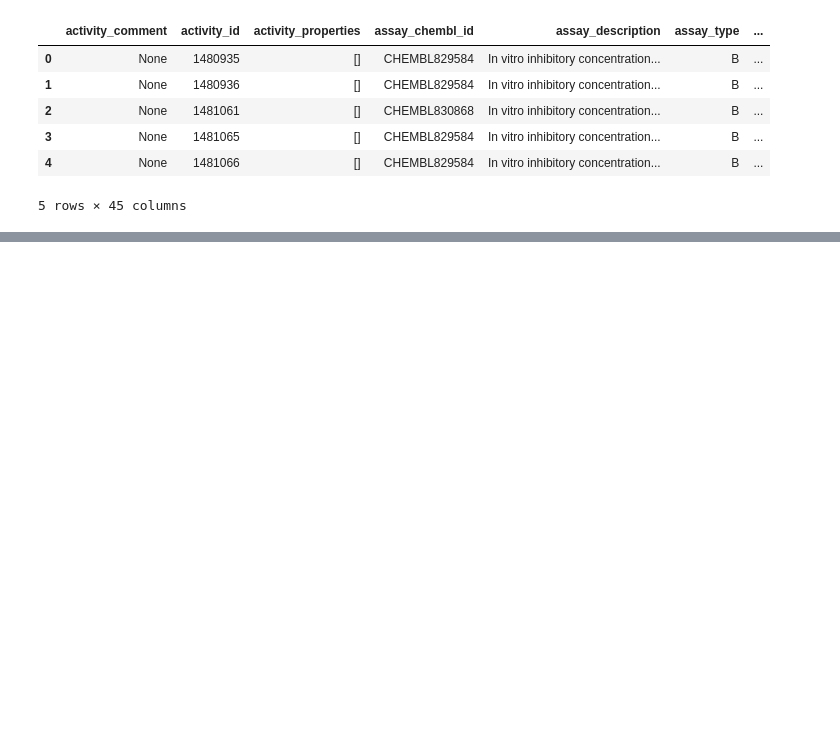
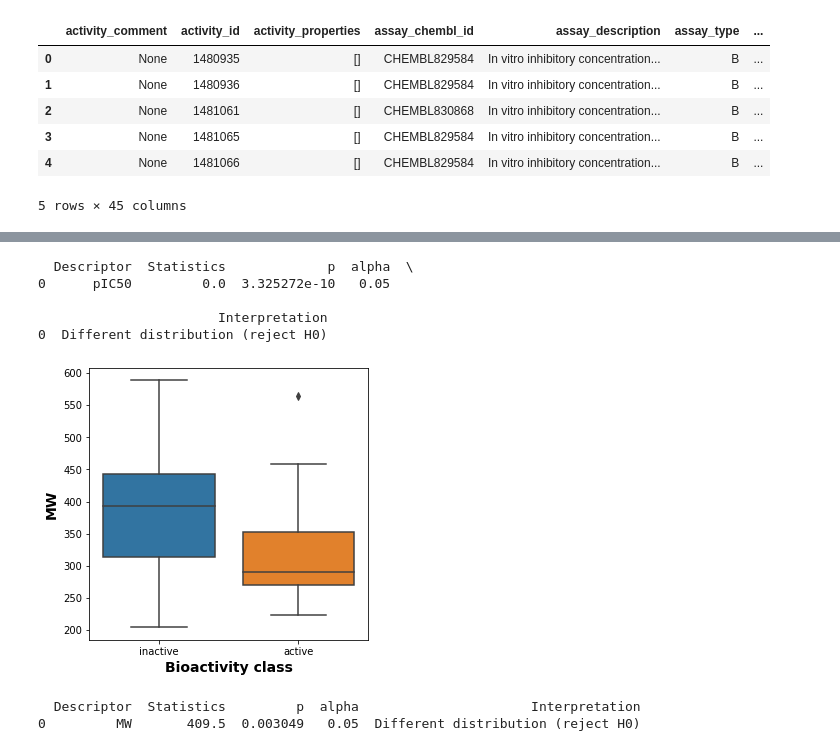
Before and after one commit to eh329/Bioinformatcs-Project, a Jupyter notebook: DrugDiscoverywithPython.ipynb, the cells around one changed output, grey strips where cells are left out. Cells and saved outputs as stored; diff of their text form; code cells hidden in the pictures; blank space fills up the shorter version.

```diff
--- a/DrugDiscoverywithPython.ipynb
+++ b/DrugDiscoverywithPython.ipynb
@@ -168,0 +430,23 @@ final_df = data[["molecule_chembl_id", "canonical_smiles",
+# %%
+pic50 = mannwhitney(df_2class, "pIC50", "bioactivity_class")
+print(pic50)
+# %% [output]
+  Descriptor  Statistics             p  alpha  \
+0      pIC50         0.0  3.325272e-10   0.05
+
+                       Interpretation
+0  Different distribution (reject H0)
+# %%
+plt.figure(figsize = (5, 5))
+sns.boxplot(x = "bioactivity_class", y = "MW", data = df_2class)
+plt.xlabel("Bioactivity class", fontsize = 14, fontweight = "bold")
+plt.ylabel("MW", fontsize = 14, fontweight = "bold")
+plt.show()
+
+print()
+mw = mannwhitney(df_2class, "MW", "bioactivity_class")
+print(mw)
+# %% [output]
+[figure, added]
+  Descriptor  Statistics         p  alpha                      Interpretation
+0         MW       409.5  0.003049   0.05  Different distribution (reject H0)
```
Also changed, not shown: parts of 23 cells of this notebook.
